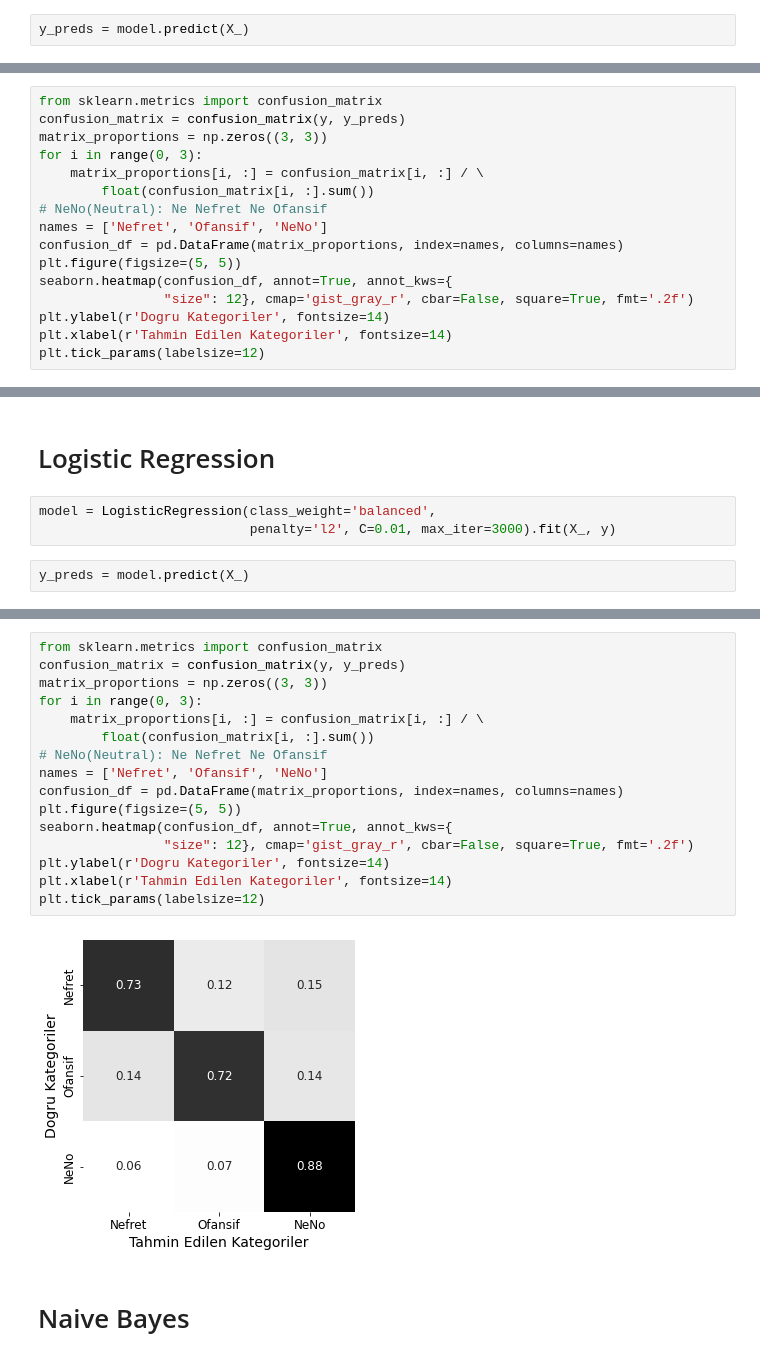
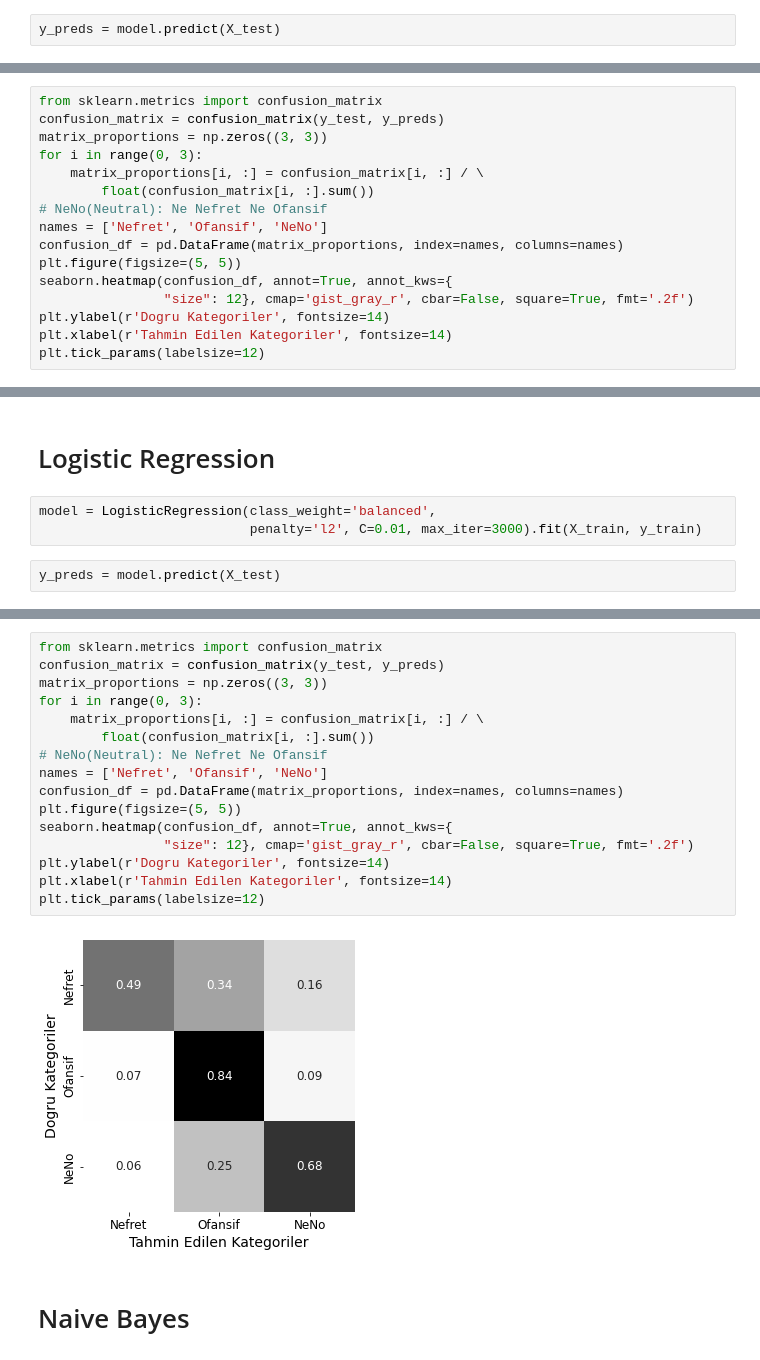
Before and after one commit to Ouzx/Python-TextMining, a Jupyter notebook: main-Trimmed.ipynb, the cells around one changed output, grey strips where cells are left out. Drawn from its saved outputs; the diff is of its cells as text.

```diff
--- a/main-Trimmed.ipynb
+++ b/main-Trimmed.ipynb
@@ -358,3 +361,3 @@ model = LinearSVC(class_weight='balanced', C=0.01, penalty='l2', max_iter=3000).
 # %%
-y_preds = model.predict(X_)
+y_preds = model.predict(X_test)
 # %%
@@ -373,6 +376,6 @@ weighted avg       0.84      0.82      0.82      6725
 # %%
 from sklearn.metrics import confusion_matrix
-confusion_matrix = confusion_matrix(y, y_preds)
+confusion_matrix = confusion_matrix(y_test, y_preds)
 matrix_proportions = np.zeros((3, 3))
 for i in range(0, 3):
     matrix_proportions[i, :] = confusion_matrix[i, :] / \
@@ -392,7 +395,7 @@ plt.tick_params(labelsize=12)
 # Logistic Regression
 # %%
 model = LogisticRegression(class_weight='balanced',
-                           penalty='l2', C=0.01, max_iter=3000).fit(X_, y)
+                           penalty='l2', C=0.01, max_iter=3000).fit(X_train, y_train)
 # %%
-y_preds = model.predict(X_)
+y_preds = model.predict(X_test)
 # %%
@@ -411,21 +414,21 @@ weighted avg       0.84      0.75      0.77      6725
 # %%
 from sklearn.metrics import confusion_matrix
-confusion_matrix = confusion_matrix(y, y_preds)
+confusion_matrix = confusion_matrix(y_test, y_preds)
 matrix_proportions = np.zeros((3, 3))
 for i in range(0, 3):
     matrix_proportions[i, :] = confusion_matrix[i, :] / \
         float(confusion_matrix[i, :].sum())
 # NeNo(Neutral): Ne Nefret Ne Ofansif
 names = ['Nefret', 'Ofansif', 'NeNo']
 confusion_df = pd.DataFrame(matrix_proportions, index=names, columns=names)
 plt.figure(figsize=(5, 5))
 seaborn.heatmap(confusion_df, annot=True, annot_kws={
                 "size": 12}, cmap='gist_gray_r', cbar=False, square=True, fmt='.2f')
 plt.ylabel(r'Dogru Kategoriler', fontsize=14)
 plt.xlabel(r'Tahmin Edilen Kategoriler', fontsize=14)
 plt.tick_params(labelsize=12)
 # %% [output]
-[figure, old version]
+[figure, new version]
 # %% [markdown]
 # Naive Bayes
 # %%
```
Also changed, not shown: parts of 14 cells of this notebook, 8 other files.
